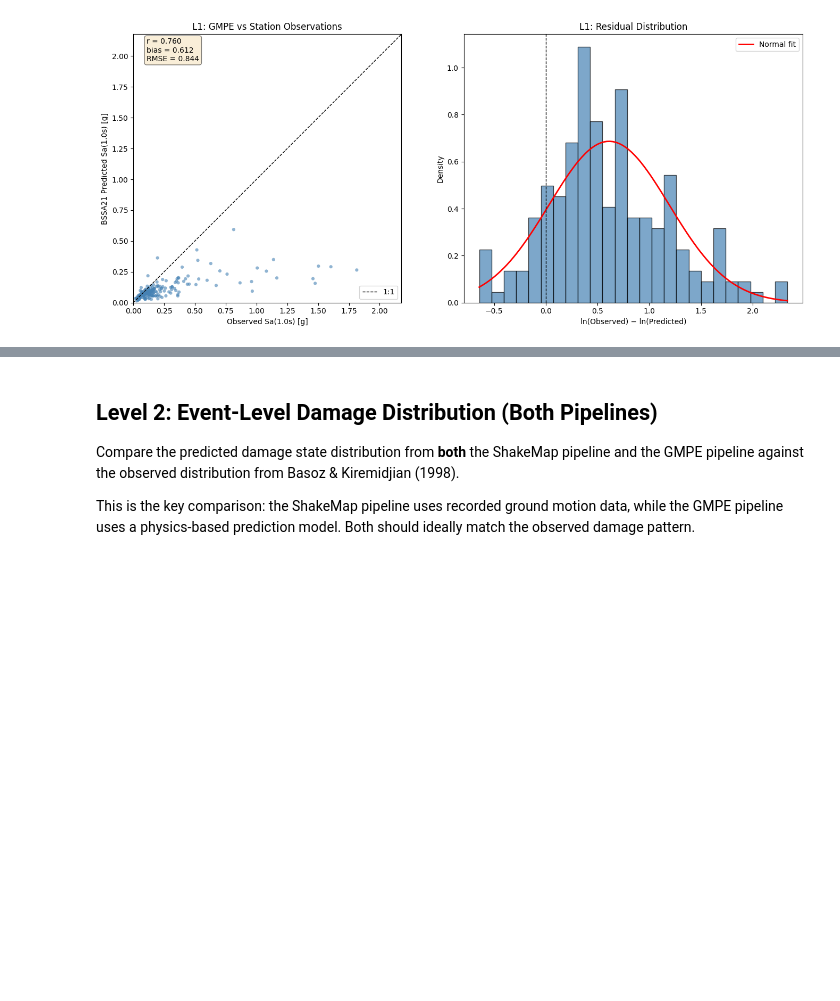
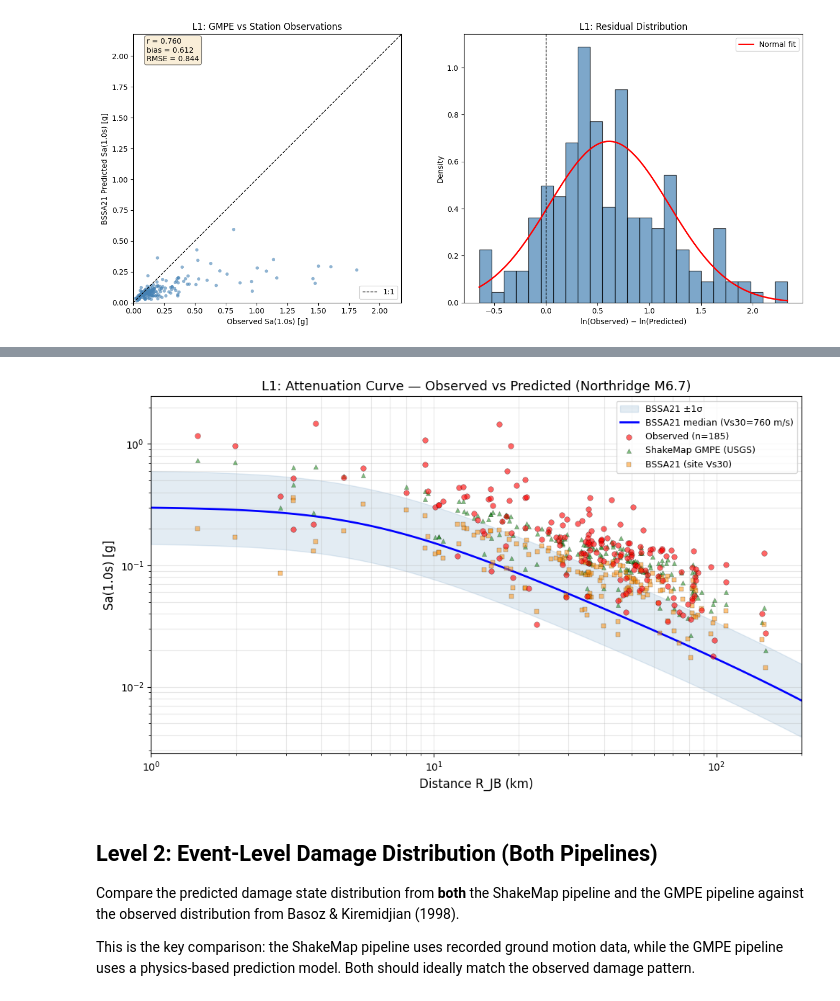
Before and after one commit to WenyuChiou/Cat_framework, a Jupyter notebook: tutorials/06_validation.ipynb, the cells around one changed output, grey strips where cells are left out. Drawn from its saved outputs; the diff is of its cells as text; code cells hidden in the pictures; blank space fills up the shorter version.

```diff
--- a/tutorials/06_validation.ipynb
+++ b/tutorials/06_validation.ipynb
@@ -178,3 +184,53 @@ plt.show()
+# %%
+# Attenuation curve: BSSA21 median ± 1σ vs station observations & predictions
+fig, ax = plt.subplots(figsize=(10, 6))
+
+# Theoretical curve: compute BSSA21 at a range of distances (rock reference)
+r_range = np.logspace(np.log10(1), np.log10(200), 100)
+vs30_ref = 760.0
+sa_median = np.zeros(len(r_range))
+sa_sigma = np.zeros(len(r_range))
+for i, r in enumerate(r_range):
+    med, sig = gmpe.compute(
+        Mw=scenario.Mw, R_JB=r, Vs30=vs30_ref,
+        fault_type=scenario.fault_type, period=period,
+    )
+    sa_median[i] = med
+    sa_sigma[i] = sig
+
+# Median ± 1σ band (lognormal)
+sa_upper = sa_median * np.exp(sa_sigma)
+sa_lower = sa_median * np.exp(-sa_sigma)
+
+ax.fill_between(r_range, sa_lower, sa_upper, alpha=0.15, color="steelblue", label="BSSA21 ±1σ")
+ax.plot(r_range, sa_median, "b-", lw=2, label=f"BSSA21 median (Vs30={vs30_ref:.0f} m/s)")
+
+# Station data
+r_stations = valid["rjb"].values
+obs_sa = valid["obs_sa10"].values
+pred_shakemap = valid["pred_sa10"].values  # ShakeMap GMPE theoretical values (from USGS)
+pred_bssa21 = valid["pred_bssa21"].values  # Our BSSA21 computed values (site-specific Vs30)
+
+# Plot: observations (red), ShakeMap predicted (green), BSSA21 computed (orange)
+ax.scatter(r_stations, obs_sa, s=30, c="red", alpha=0.6, edgecolors="k", lw=0.3,
+           label=f"Observed (n={len(valid)})", zorder=5)
+ax.scatter(r_stations, pred_shakemap, s=20, c="green", alpha=0.5, marker="^",
+           edgecolors="k", lw=0.3, label="ShakeMap GMPE (USGS)", zorder=4)
+ax.scatter(r_stations, pred_bssa21, s=20, c="darkorange", alpha=0.5, marker="s",
+           edgecolors="k", lw=0.3, label="BSSA21 (site Vs30)", zorder=4)
+
+ax.set_xscale("log")
+ax.set_yscale("log")
+ax.set_xlabel("Distance R_JB (km)", fontsize=12)
+ax.set_ylabel("Sa(1.0s) [g]", fontsize=12)
+ax.set_title("L1: Attenuation Curve — Observed vs Predicted (Northridge M6.7)", fontsize=13)
+ax.set_xlim(1, 200)
+ax.legend(fontsize=9, loc="upper right")
+ax.grid(True, which="both", alpha=0.3)
+plt.tight_layout()
+plt.show()
+# %% [output]
+[figure, added]
 # %% [markdown]
 ## Level 2: Event-Level Damage Distribution (Both Pipelines)
 
```
Also changed, not shown: parts of 2 cells of this notebook.
